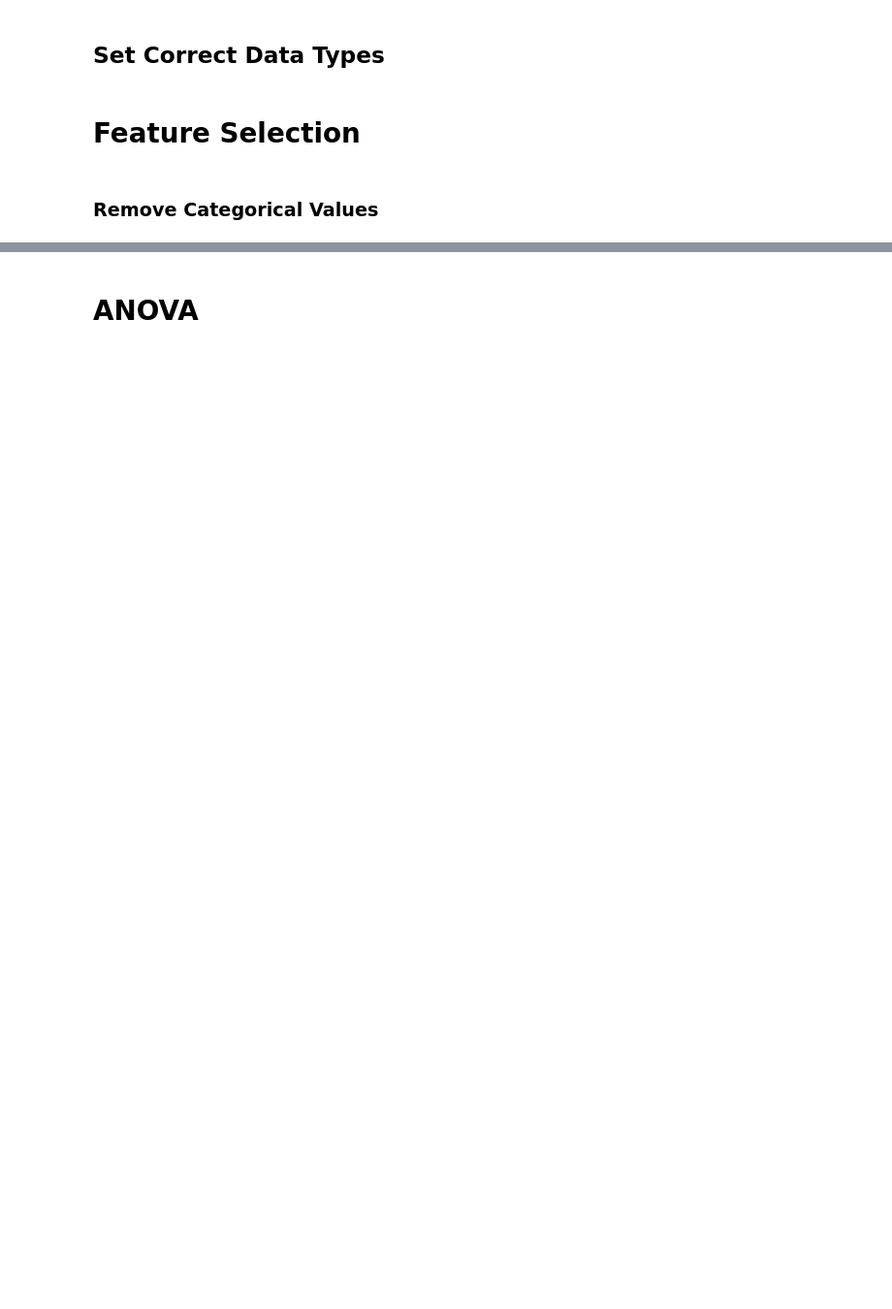
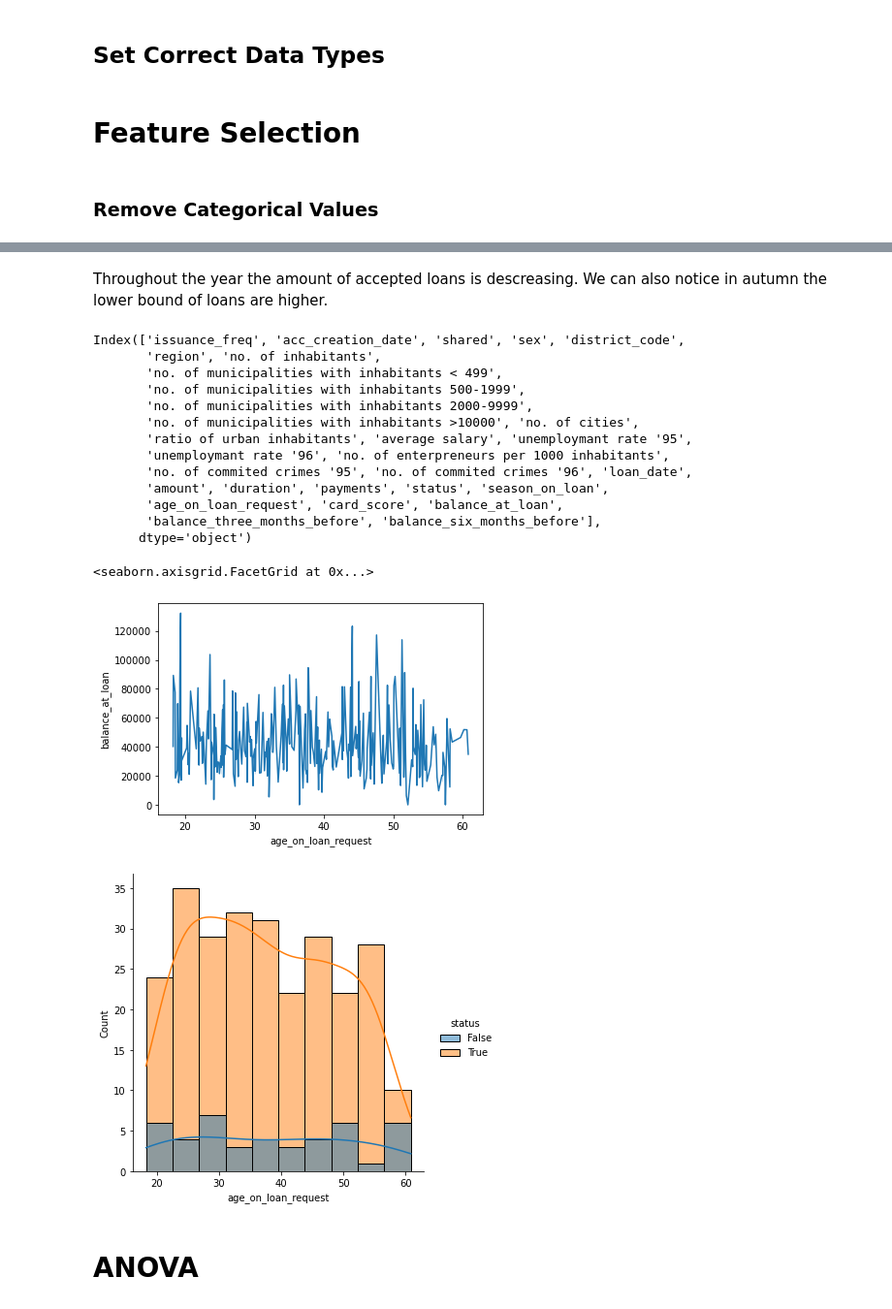
Before and after one commit to DreFlo/ac-2223, a Jupyter notebook: proj_notebook.ipynb, the cells around one changed output, grey strips where cells are left out. Shown at 97% size. Saved outputs shown, nothing was run; the diff lists cells and outputs as text; code cells hidden in the pictures; blank space fills up the shorter version.

```diff
--- a/proj_notebook.ipynb
+++ b/proj_notebook.ipynb
@@ -478,3 +754,26 @@ plt.show()
+# %% [markdown]
+Throughout the year the amount of accepted loans is descreasing. We can also notice in autumn the lower bound of loans are higher.
+# %%
+print(joined_df.columns)
+sb.lineplot(x="age_on_loan_request", y="balance_at_loan", data=joined_df)
+sb.displot(x="age_on_loan_request", data=joined_df, kde=True, hue="status")
+# %% [output]
+Index(['issuance_freq', 'acc_creation_date', 'shared', 'sex', 'district_code',
+       'region', 'no. of inhabitants',
+       'no. of municipalities with inhabitants < 499',
+       'no. of municipalities with inhabitants 500-1999',
+       'no. of municipalities with inhabitants 2000-9999',
+       'no. of municipalities with inhabitants >10000', 'no. of cities',
+       'ratio of urban inhabitants', 'average salary', 'unemploymant rate '95',
+       'unemploymant rate '96', 'no. of enterpreneurs per 1000 inhabitants',
+       'no. of commited crimes '95', 'no. of commited crimes '96', 'loan_date',
+       'amount', 'duration', 'payments', 'status', 'season_on_loan',
+       'age_on_loan_request', 'card_score', 'balance_at_loan',
+       'balance_three_months_before', 'balance_six_months_before'],
+      dtype='object')
+<seaborn.axisgrid.FacetGrid at 0x...>
+[figure, added]
+[figure, added]
 # %% [markdown]
 # ANOVA
 # %%
```
Also changed, not shown: parts of 42 cells of this notebook.
